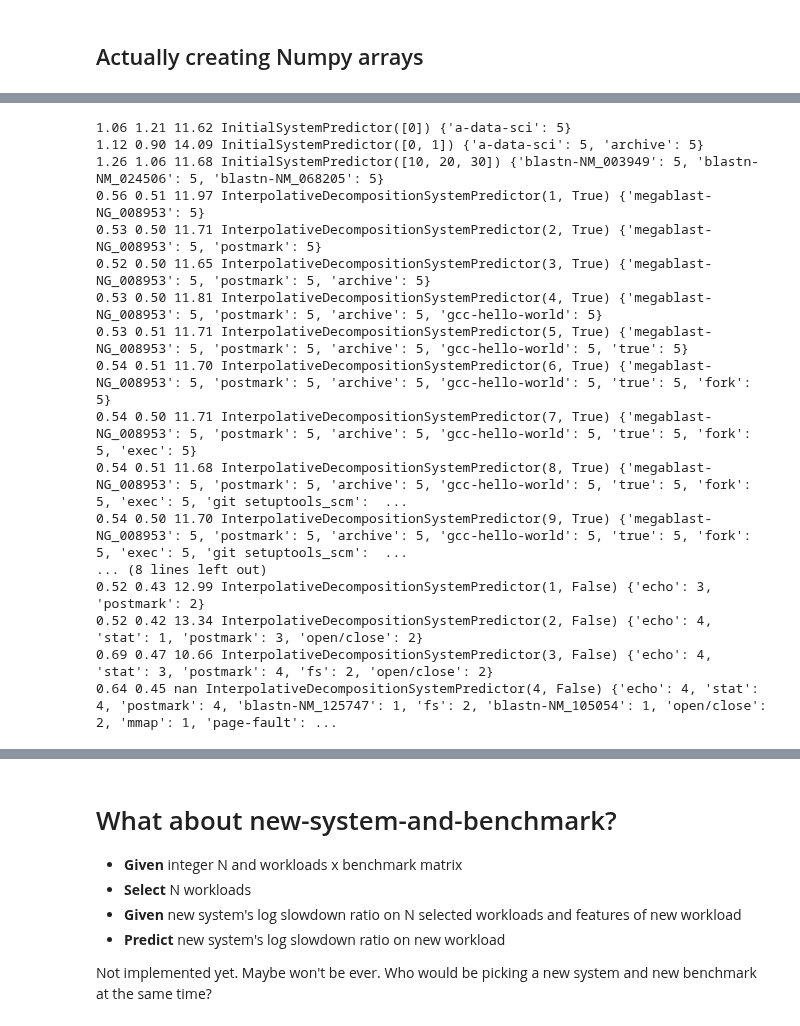
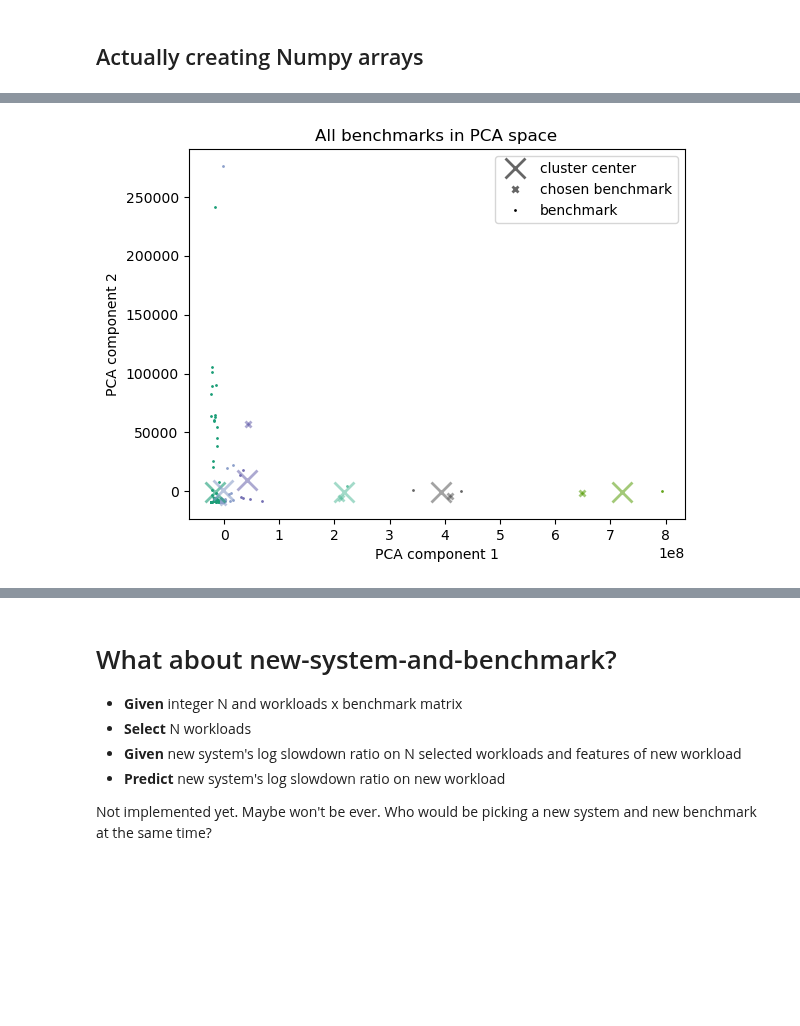
Before and after one commit to charmoniumQ/PROBE, a Jupyter notebook: benchmark/notebook/cross-val.ipynb, the cells around one changed output, grey strips where cells are left out. Cells and saved outputs as stored; diff of their text form; code cells hidden in the pictures; blank space fills up the shorter version.

```diff
--- a/benchmark/notebook/cross-val.ipynb
+++ b/benchmark/notebook/cross-val.ipynb
@@ -249,13 +244,3 @@ feature_names = features_df.columns
 
 n_systems, n_benchmarks = systems_by_benchmarks.shape
 _, n_features = benchmarks_by_features.shape
-# %%
-systems_by_benchmarks = numpy.load("output/systems_by_benchmarks.npy")
-benchmarks_by_features = numpy.load("output/benchmarks_by_features.npy")
-collector_names = pathlib.Path("output/collectors.txt").read_text().split("\n")
-benchmark_names = pathlib.Path("output/benchmark_names.txt").read_text().split("\n")
-feature_names = pathlib.Path("output/feature_names.txt").read_text().split("\n")
-
-
-n_systems, n_benchmarks = systems_by_benchmarks.shape
-_, n_features = benchmarks_by_features.shape
@@ -387,7 +332,7 @@ Therefore $\log f(x | \mu, \sigma)$ has a maximum at $\sigma = x - \mu|$.
 We can plug that back in to the log-likelihood function.
 # %%
 def naive_log_likelihood(actual, predicted) -> float:
-    std = numpy.clip(actual - predicted, 1e-2, None)
+    std = numpy.clip(numpy.mean(numpy.fabs(actual - predicted)), 1e-2, None)
     # Some of the values we hit "dead-on"
     # This predicts the sigma should be 0, which is wrong
     # It should actually be a small positive number.
@@ -571,32 +441,0 @@ div.jp-OutputArea-output pre {
-# %%
-test_system_predictors([
-    InitialSystemPredictor([0]),
-    InitialSystemPredictor([0, 1]),
-    InitialSystemPredictor([10, 20, 30]),
-    *[
-        InterpolativeDecompositionSystemPredictor(k, True)
-        for k in range(1, n_systems + n_features)
-    ],
-    *[
-        InterpolativeDecompositionSystemPredictor(k, False)
-        for k in range(1, n_systems)
-    ],
-])
-# %% [output]
-1.06 1.21 11.62 InitialSystemPredictor([0]) {'a-data-sci': 5}
-1.12 0.90 14.09 InitialSystemPredictor([0, 1]) {'a-data-sci': 5, 'archive': 5}
-1.26 1.06 11.68 InitialSystemPredictor([10, 20, 30]) {'blastn-NM_003949': 5, 'blastn-NM_024506': 5, 'blastn-NM_068205': 5}
-0.56 0.51 11.97 InterpolativeDecompositionSystemPredictor(1, True) {'megablast-NG_008953': 5}
-0.53 0.50 11.71 InterpolativeDecompositionSystemPredictor(2, True) {'megablast-NG_008953': 5, 'postmark': 5}
-0.52 0.50 11.65 InterpolativeDecompositionSystemPredictor(3, True) {'megablast-NG_008953': 5, 'postmark': 5, 'archive': 5}
-0.53 0.50 11.81 InterpolativeDecompositionSystemPredictor(4, True) {'megablast-NG_008953': 5, 'postmark': 5, 'archive': 5, 'gcc-hello-world': 5}
-0.53 0.51 11.71 InterpolativeDecompositionSystemPredictor(5, True) {'megablast-NG_008953': 5, 'postmark': 5, 'archive': 5, 'gcc-hello-world': 5, 'true': 5}
-0.54 0.51 11.70 InterpolativeDecompositionSystemPredictor(6, True) {'megablast-NG_008953': 5, 'postmark': 5, 'archive': 5, 'gcc-hello-world': 5, 'true': 5, 'fork': 5}
-0.54 0.50 11.71 InterpolativeDecompositionSystemPredictor(7, True) {'megablast-NG_008953': 5, 'postmark': 5, 'archive': 5, 'gcc-hello-world': 5, 'true': 5, 'fork': 5, 'exec': 5}
-0.54 0.51 11.68 InterpolativeDecompositionSystemPredictor(8, True) {'megablast-NG_008953': 5, 'postmark': 5, 'archive': 5, 'gcc-hello-world': 5, 'true': 5, 'fork': 5, 'exec': 5, 'git setuptools_scm':  ...
-0.54 0.50 11.70 InterpolativeDecompositionSystemPredictor(9, True) {'megablast-NG_008953': 5, 'postmark': 5, 'archive': 5, 'gcc-hello-world': 5, 'true': 5, 'fork': 5, 'exec': 5, 'git setuptools_scm':  ...
-... (8 lines left out)
-0.52 0.43 12.99 InterpolativeDecompositionSystemPredictor(1, False) {'echo': 3, 'postmark': 2}
-0.52 0.42 13.34 InterpolativeDecompositionSystemPredictor(2, False) {'echo': 4, 'stat': 1, 'postmark': 3, 'open/close': 2}
-0.69 0.47 10.66 InterpolativeDecompositionSystemPredictor(3, False) {'echo': 4, 'stat': 3, 'postmark': 4, 'fs': 2, 'open/close': 2}
-0.64 0.45 nan InterpolativeDecompositionSystemPredictor(4, False) {'echo': 4, 'stat': 4, 'postmark': 4, 'blastn-NM_125747': 1, 'fs': 2, 'blastn-NM_105054': 1, 'open/close': 2, 'mmap': 1, 'page-fault': ...
@@ -602,0 +542,13 @@ test_system_predictors([
+# %%
+import matplotlib.pyplot
+%matplotlib inline
+pred = ClusteringSystemPredictor(6, True, False)
+pred.select_benchmarks(systems_by_benchmarks, benchmarks_by_features)
+fig =  matplotlib.pyplot.figure()
+ax = fig.add_subplot(1, 1, 1)
+ax.set_title("All benchmarks in PCA space")
+ax.set_xlabel("PCA component 1")
+ax.set_ylabel("PCA component 2")
+pred.plot(ax)
+# %% [output]
+[figure, added]
```
Also changed, not shown: parts of 28 cells of this notebook, 3 other files.
